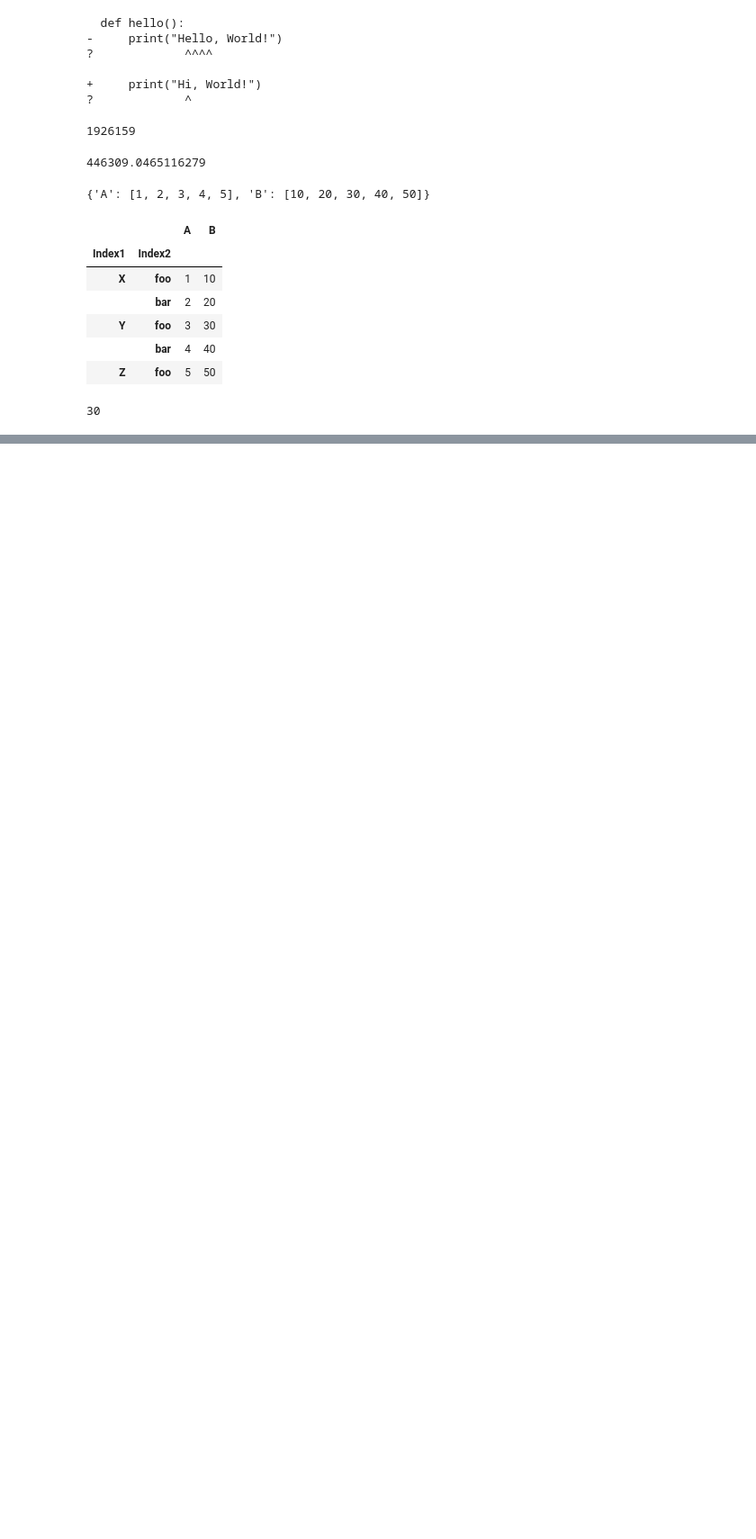
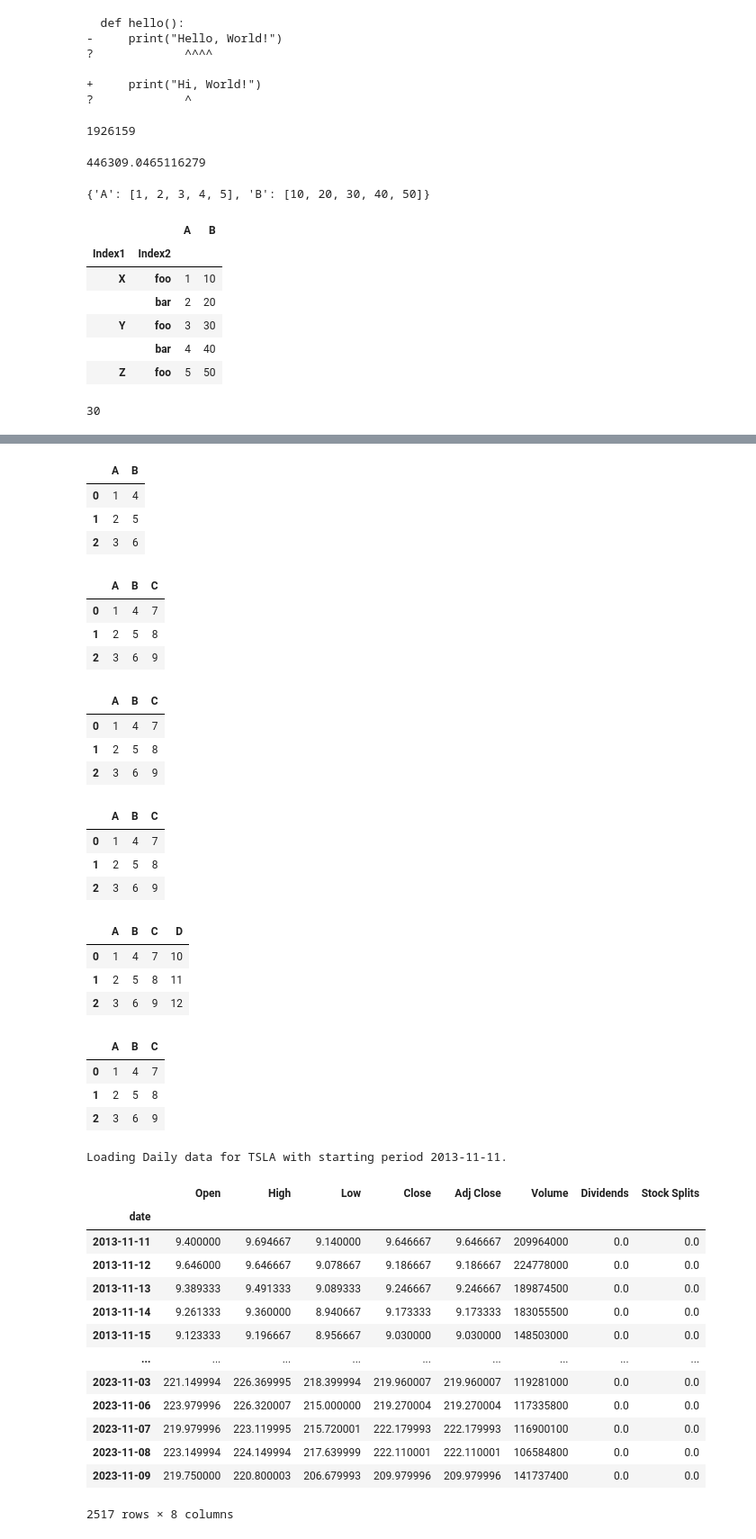
Before and after one commit to mikewenner/Data_Science, a Jupyter notebook: Untitled.ipynb, the cells around one changed output, grey strips where cells are left out. Shown at 90% size. Cells and saved outputs as stored; diff of their text form; code cells hidden in the pictures; blank space fills up the shorter version.

```diff
--- a/Untitled.ipynb
+++ b/Untitled.ipynb
@@ -125,0 +154,53 @@ df.iloc[(2,1)]
+# %%
+# Scenario 1: Without .copy()
+df1 = original_df  # df1 is a reference to the original DataFrame
+df1
+# %% [output]
+|  | A | B |
+| 0 | 1 | 4 |
+| 1 | 2 | 5 |
+| 2 | 3 | 6 |
+# %%
+# Modify df1
+df1['C'] = [7, 8, 9]
+df1
+# %% [output]
+|  | A | B | C |
+| 0 | 1 | 4 | 7 |
+| 1 | 2 | 5 | 8 |
+| 2 | 3 | 6 | 9 |
+# %%
+#look at original df
+original_df
+# we modified df1 BUT changes took effect on the original_df
+# %% [output]
+|  | A | B | C |
+| 0 | 1 | 4 | 7 |
+| 1 | 2 | 5 | 8 |
+| 2 | 3 | 6 | 9 |
+# %%
+# now we make a copy of original_df (which still gas changes brought about by df1 mod)
+df2 = original_df.copy()
+df2
+# %% [output]
+|  | A | B | C |
+| 0 | 1 | 4 | 7 |
+| 1 | 2 | 5 | 8 |
+| 2 | 3 | 6 | 9 |
+# %%
+# Modify df2
+df2['D'] = [10, 11, 12]
+df2
+# %% [output]
+|  | A | B | C | D |
+| 0 | 1 | 4 | 7 | 10 |
+| 1 | 2 | 5 | 8 | 11 |
+| 2 | 3 | 6 | 9 | 12 |
+# %%
+# now original_df stays same, does not have D column
+original_df
+# %% [output]
+|  | A | B | C |
+| 0 | 1 | 4 | 7 |
+| 1 | 2 | 5 | 8 |
+| 2 | 3 | 6 | 9 |
@@ -125,0 +209,22 @@ df.iloc[(2,1)]
+# %%
+start = '2013-11-09'
+end = '2023-11-09'
+
+aapl = openbb.stocks.load('TSLA', start_date=start, end_date=end)
+aapl
+# %% [output]
+Loading Daily data for TSLA with starting period 2013-11-11.
+|  | Open | High | Low | Close | Adj Close | Volume | Dividends | Stock Splits |
+| date |  |  |  |  |  |  |  |  |
+| 2013-11-11 | 9.400000 | 9.694667 | 9.140000 | 9.646667 | 9.646667 | 209964000 | 0.0 | 0.0 |
+| 2013-11-12 | 9.646000 | 9.646667 | 9.078667 | 9.186667 | 9.186667 | 224778000 | 0.0 | 0.0 |
+| 2013-11-13 | 9.389333 | 9.491333 | 9.089333 | 9.246667 | 9.246667 | 189874500 | 0.0 | 0.0 |
+| 2013-11-14 | 9.261333 | 9.360000 | 8.940667 | 9.173333 | 9.173333 | 183055500 | 0.0 | 0.0 |
+| 2013-11-15 | 9.123333 | 9.196667 | 8.956667 | 9.030000 | 9.030000 | 148503000 | 0.0 | 0.0 |
+| ... | ... | ... | ... | ... | ... | ... | ... | ... |
+| 2023-11-03 | 221.149994 | 226.369995 | 218.399994 | 219.960007 | 219.960007 | 119281000 | 0.0 | 0.0 |
+| 2023-11-06 | 223.979996 | 226.320007 | 215.000000 | 219.270004 | 219.270004 | 117335800 | 0.0 | 0.0 |
+| 2023-11-07 | 219.979996 | 223.119995 | 215.720001 | 222.179993 | 222.179993 | 116900100 | 0.0 | 0.0 |
+| 2023-11-08 | 223.149994 | 224.149994 | 217.639999 | 222.110001 | 222.110001 | 106584800 | 0.0 | 0.0 |
+| 2023-11-09 | 219.750000 | 220.800003 | 206.679993 | 209.979996 | 209.979996 | 141737400 | 0.0 | 0.0 |
+2517 rows × 8 columns
```
Also changed, not shown: parts of 10 cells of this notebook.
